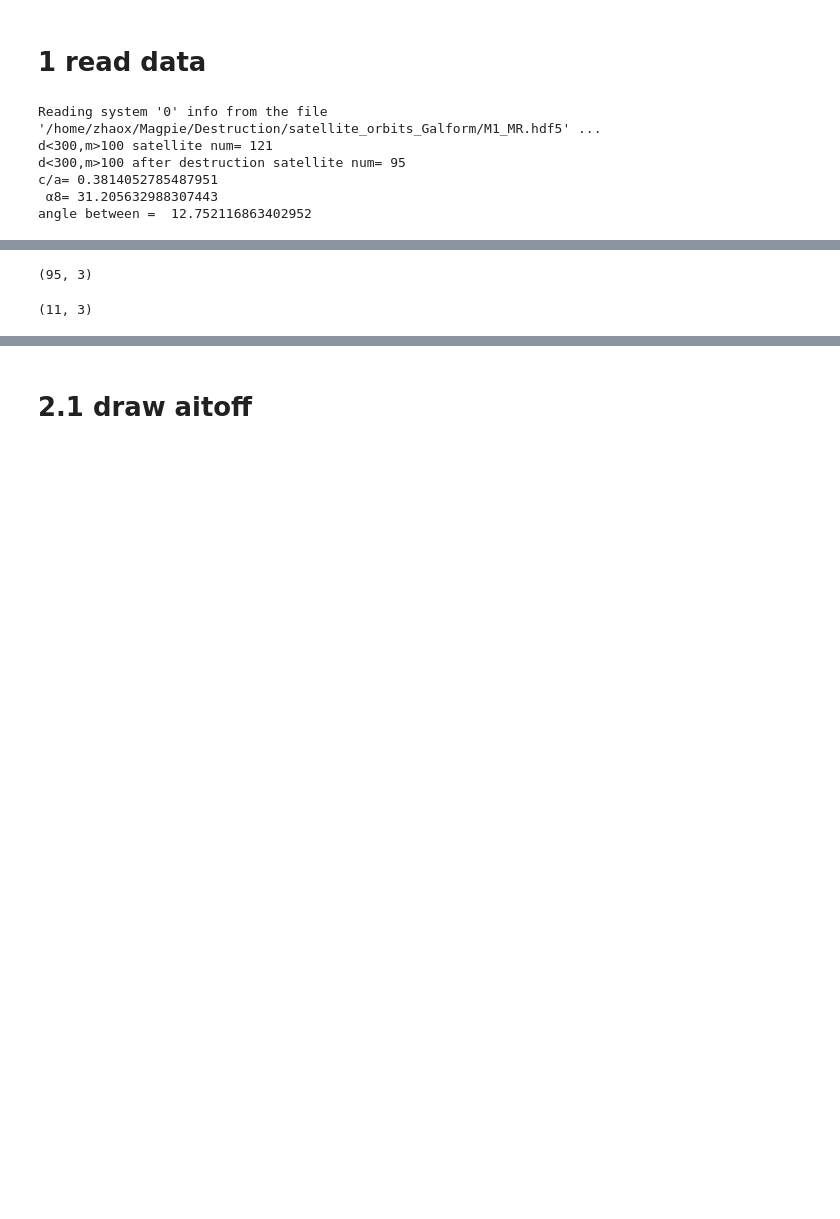
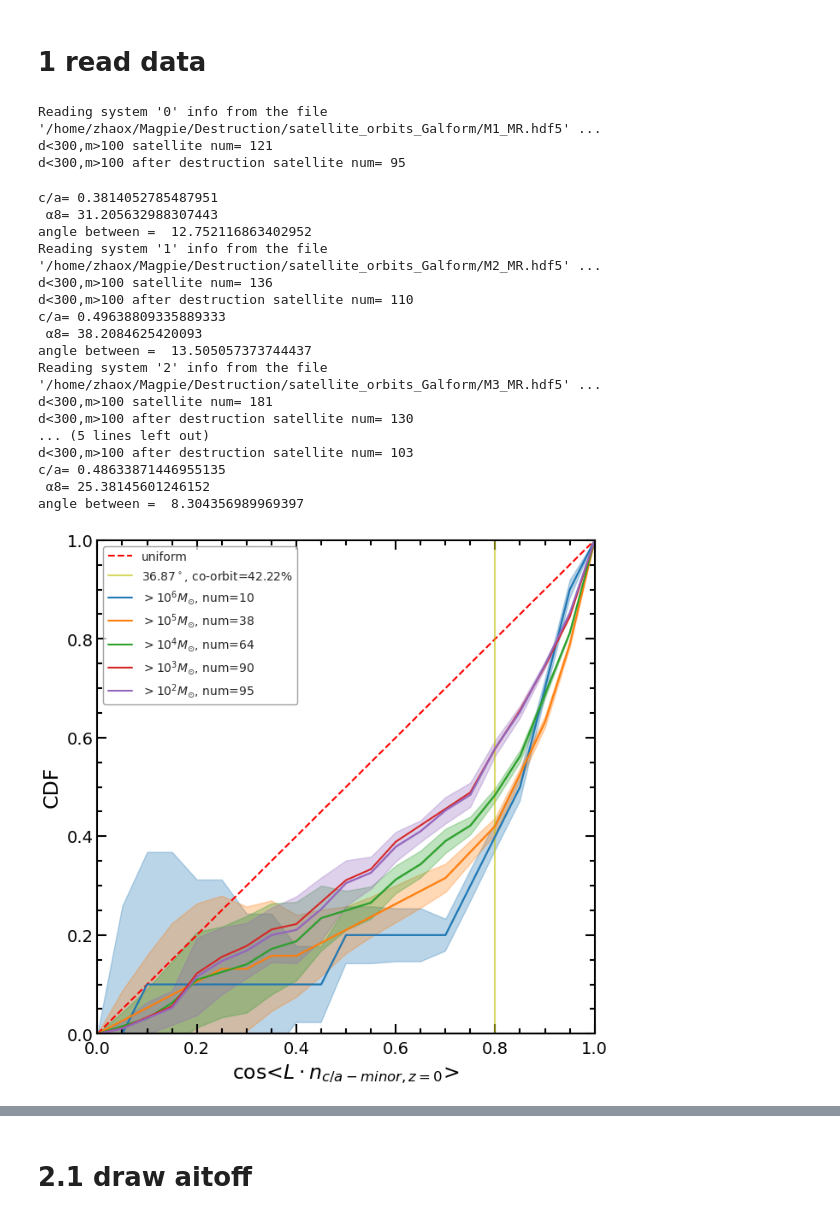
Before and after one commit to Jeremy-never-bite/Magpie_code, a Jupyter notebook: after_destruction/final_stack.ipynb, the cells around one changed output, grey strips where cells are left out. Cells and saved outputs as stored; diff of their text form; code cells hidden in the pictures; blank space fills up the shorter version.

```diff
--- a/after_destruction/final_stack.ipynb
+++ b/after_destruction/final_stack.ipynb
@@ -39,7 +39,7 @@ Mstar_min = 100.  # in solar masses
 # %%
 # specify for which entries below to calculate the satellite positions at each redshift
 #systems = [16, 17, 18, 19]
-systems = [0]
+systems = [0,1,2,3]
 
 # central galaxy index (i.e.) position in the Galform file (one entry per system)
 # only needed for the systems where the central is not a type=0 galaxy with the largest halo mass
@@ -134,6 +134,12 @@ list_plotFiles = [
 
 if systems is None:
     systems = list(range(len(centralIndeces)))
+
+dm_halo_minor_l = np.array([[-0.22037225,  0.9744935 ,   0.04240861],
+            [0.18181571,   0.42799015,  -0.88530643],
+            [0.30559745,   0.3931947 ,   0.86718402],
+            [0.27163464,  -0.00129548,  -0.96239958],
+            [0.17690542,   0.04002508,  -0.98341368]])
 # %% [markdown]
 # 1 read data
 # %%
@@ -298,39 +360,77 @@ def read_satellite_hydro_z0(simulation_num, simulation_name, maxn):
 # %%
 # %matplotlib agg
 
 for system in systems:
     # read_satellite_orbit_Galform
     satelliteFile = root_satelliteFiles + list_satelliteFiles[system]
     print("Reading system '%i' info from the file '%s' ..." %
           (system, satelliteFile))
     satellite_mstar, satellite_pos, satellite_vel, \
         t, a, h =  read_satellite_orbit_Galform(satelliteFile)
     L = np.cross(satellite_pos, satellite_vel)
     satellite_num = len(satellite_pos)
     simulation_name = simulation_names[system]
     central_R200 = np.loadtxt('./data/mw_r200_' + simulation_name)
 
 
     # analyse z=0 after destruction
     L_z0 = L[:,0,:]
+    L_z0 = L_z0 / np.linalg.norm(L_z0, axis=1)[:, np.newaxis] # normalization
     sort = np.argsort(satellite_mstar[:,0]) # from faint to massive
     Top11_index = sort[-11:]
     c_a, gal_c_a_minor = cal_c_a_ratio(satellite_pos[Top11_index,0,:])
     alpha, gal_alpha_axis = cal_alpha(L_z0[Top11_index])
-    # angle_ =
-    # angle = np.array([
+    angle_L_to_axis = abs(np.dot(L_z0, gal_c_a_minor))
+    angle_l = np.array([angle_L_to_axis[satellite_mstar[:,0]>1e6],
+                        angle_L_to_axis[satellite_mstar[:,0]>1e5],
+                        angle_L_to_axis[satellite_mstar[:,0]>1e4],
+                        angle_L_to_axis[satellite_mstar[:,0]>1e3],
+                        angle_L_to_axis[satellite_mstar[:,0]>1e2]])
+    print("c/a=", c_a, "\n", chr(945)+"8=", alpha)
+    print("angle between = ", cal_angle(gal_c_a_minor, gal_alpha_axis))
 
-    # ])
+    draw_L_CDF(angle_l)
+
+    # read hydro data
+    dm_halo_minor = dm_halo_minor_l[system]
+    # central_R200_z0, hydro_satellite_data, hydro_pos, hydro_vel = read_hydro(simulation_num, simulation_name, maxn=1000)
+    # axis_num = 5
+    # e_l = np.zeros((axis_num,3))
+    # e_l[0] = dm_halo_minor[simulation_num-1]
+    # e_l[1] = gal_c_a_minor
+    # e_l[2] = gal_alpha_axis
+
+    # c_a, e_l[3]  = cal_c_a_ratio(hydro_pos[:11])
+    # hydro_L = np.cross(hydro_pos, hydro_vel)
+    # for i in range(len(hydro_L)):
+    #     hydro_L[i] = hydro_L[i] / np.linalg.norm(hydro_L[i])
+    # angle_hydro_L = abs(np.dot(hydro_L, e_l[3])).tolist()
+    # alpha, e_l[4] = cal_alpha(hydro_L[:11])
+    # print('hydro: c/a=', c_a, "\n", chr(945)+"8=", alpha)
+    # print("angle between = ", cal_angle(e_l[3], e_l[4]))
 
 
 
-
-    print("c/a=", c_a, "\n", chr(945)+"8=", alpha)
-    print("angle between = ", cal_angle(gal_c_a_minor, gal_alpha_axis))
+    # analyse infall time and L infall
 # %% [output]
 Reading system '0' info from the file '/home/zhaox/Magpie/Destruction/satellite_orbits_Galform/M1_MR.hdf5' ...
 d<300,m>100 satellite num= 121
 d<300,m>100 after destruction satellite num= 95
-c/a= 0.3814052785487951
- α8= 31.205632988307443
-angle between =  12.752116863402952
+c/a= 0.3814052785487951
+ α8= 31.205632988307443
+angle between =  12.752116863402952
+Reading system '1' info from the file '/home/zhaox/Magpie/Destruction/satellite_orbits_Galform/M2_MR.hdf5' ...
+d<300,m>100 satellite num= 136
+d<300,m>100 after destruction satellite num= 110
+c/a= 0.49638809335889333
+ α8= 38.2084625420093
+angle between =  13.505057373744437
+Reading system '2' info from the file '/home/zhaox/Magpie/Destruction/satellite_orbits_Galform/M3_MR.hdf5' ...
+d<300,m>100 satellite num= 181
+d<300,m>100 after destruction satellite num= 130
+... (5 lines left out)
+d<300,m>100 after destruction satellite num= 103
+c/a= 0.48633871446955135
+ α8= 25.38145601246152
+angle between =  8.304356989969397
+[figure, added]
@@ -337,8 +439,0 @@ angle between =  12.752116863402952
-# %%
-L_z0.shape
-# %% [output]
-(95, 3)
-# %%
-satellite_pos[Top11_index,0,:].shape
-# %% [output]
-(11, 3)
```
Also changed, not shown: parts of 18 cells of this notebook, 3 other files.
